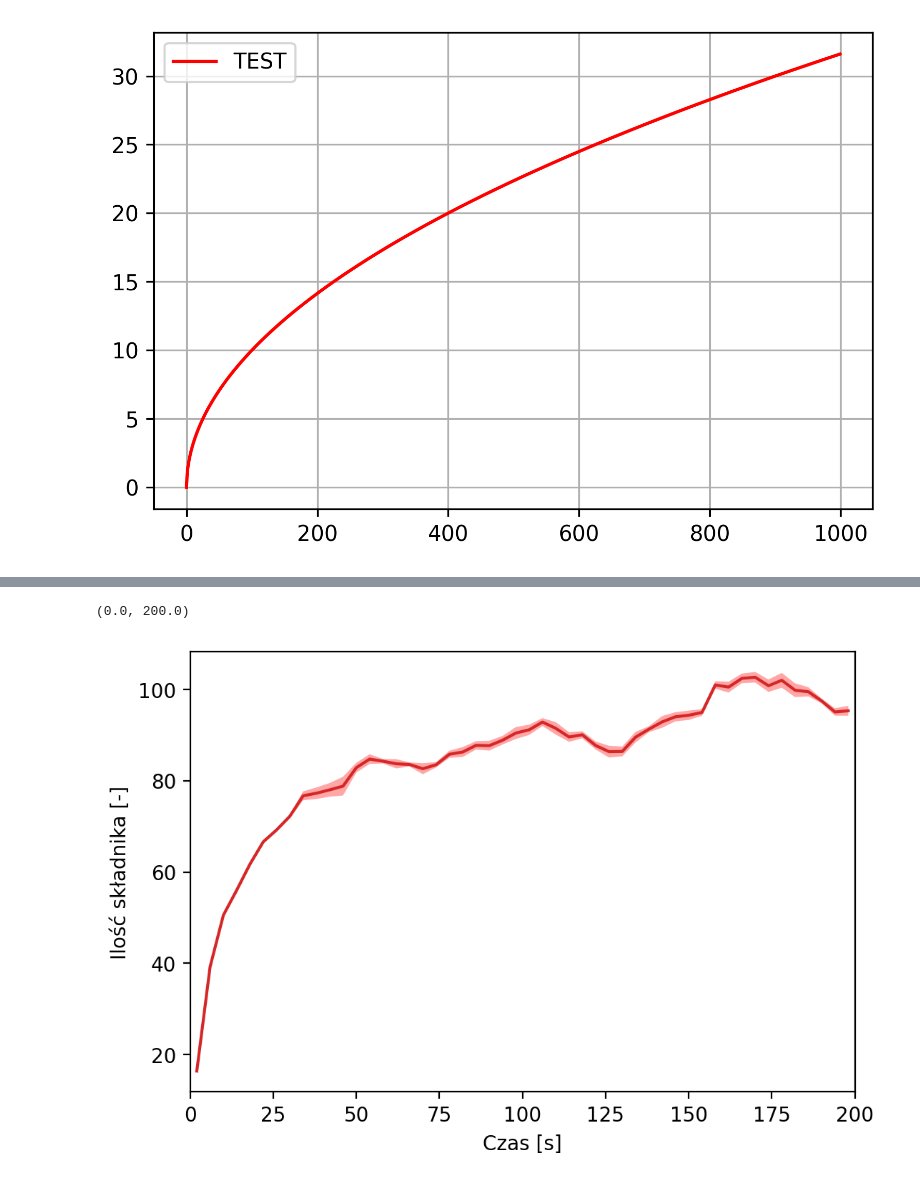
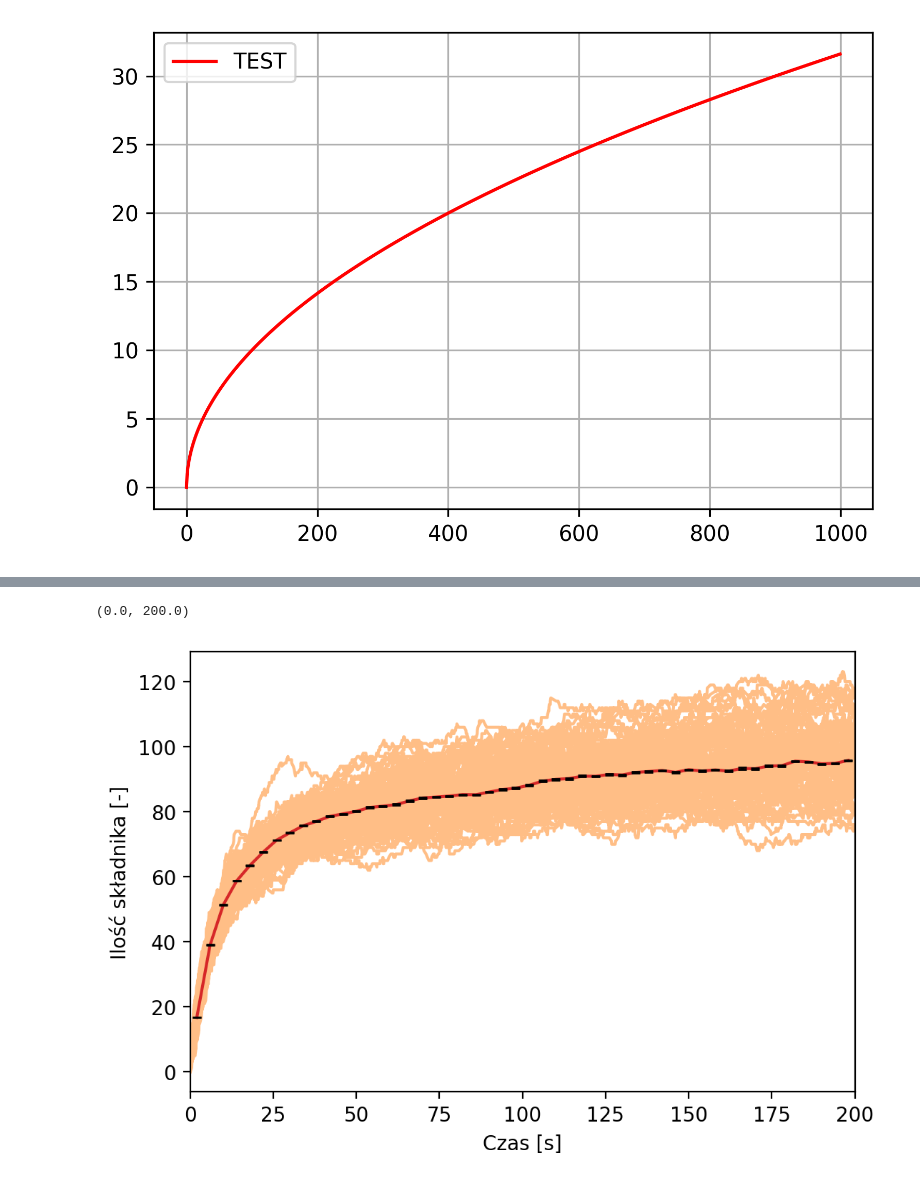
Before and after one commit to lruba939/Monte-Carlo, a Jupyter notebook: Lab 7/obrazy.ipynb, the cells around one changed output, grey strips where cells are left out. Drawn from its saved outputs; the diff is of its cells as text; code cells hidden in the pictures.

```diff
--- a/Lab 7/obrazy.ipynb
+++ b/Lab 7/obrazy.ipynb
@@ -90,13 +14,0 @@ def plotasy_stat(fig, axs, data, N, i, Ns, ax1, ax2):
-# %%
-stat = np.loadtxt("wiener_stat.dat", comments="#", delimiter=" ", unpack=False, skiprows=1)
-# print(stat)
-
-Ns = np.array([10**2, 10**3, 10**4, 10**5]) #
-fig, axs = plt.subplots(2, 2, figsize=(16,16), dpi=200)
-
-i=0
-for ax1 in range(2):
-    for ax2 in range(2):
-        plotasy_stat(fig, axs, stat, 1001, i, Ns[i], ax1, ax2)
-        i+=1
-plt.show()
@@ -322,12 +77,34 @@ plt.xlim([0, 200])
 # %%
-data = np.loadtxt("hist.dat", comments="#", delimiter=" ", unpack=False, skiprows=0)
+data = np.loadtxt("stat2.dat", comments="#", delimiter=" ", unpack=False, skiprows=0)
+
+Pmax = 1
+tmax = 200
+
+diffs = np.append(np.diff(data[:,1]), 0)
+discont_indices = np.abs(diffs) > np.pi
+data[discont_indices,1] = np.nan
+
+diffs = np.append(np.diff(data[:,2]), 0)
+discont_indices = np.abs(diffs) > np.pi
+data[discont_indices,2] = np.nan
+
+diffs = np.append(np.diff(data[:,3]), 0)
+discont_indices = np.abs(diffs) > np.pi
+data[discont_indices,3] = np.nan
+
+
 
 plt.figure(figsize=(6,4), dpi=200)
+for i in range(Pmax):
+    plt.plot(data[:,0], data[:,3], color = "tab:orange", alpha=0.5)
+
+data = np.loadtxt("hist2.dat", comments="#", delimiter=" ", unpack=False, skiprows=0)
+
 plt.plot(data[:,0], data[:,1], color='tab:red')
-plt.fill_between(data[:,0], data[:,1]-data[:,2], data[:,1]+data[:,2], alpha=0.35, facecolor='red')
+plt.errorbar(data[:,0], data[:,1], data[:,2], linestyle='', color='tab:red', capthick=True, capsize=2, ecolor='k')
 plt.xlabel("Czas [s]")
 plt.ylabel("Ilość składnika [-]")
 plt.xlim([0, 200])
 # %% [output]
 (0.0, 200.0)
-[figure, old version]
+[figure, new version]
```
Also changed, not shown: parts of 8 cells of this notebook, 12 other files.
